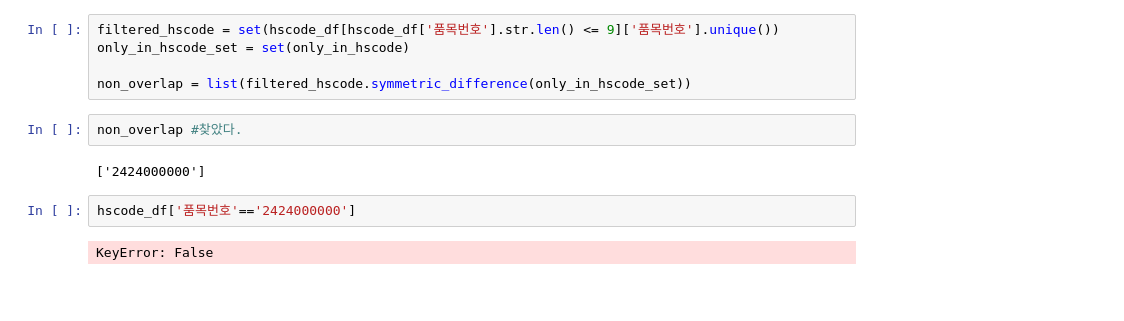
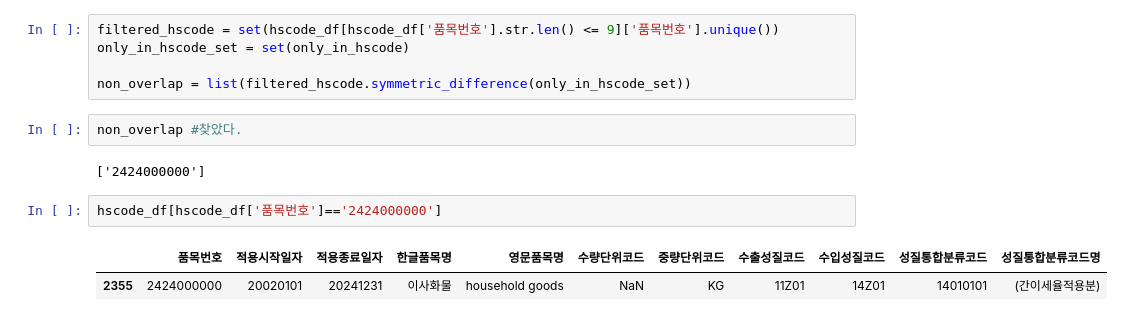
Before and after one commit to aboccado/hscode, a Jupyter notebook: merged.ipynb, the cells around one changed output. Saved outputs shown, nothing was run; the diff lists cells and outputs as text; blank space fills up the shorter version.

```diff
--- a/merged.ipynb
+++ b/merged.ipynb
@@ -275,7 +287,8 @@ non_overlap #찾았다.
 # %% [output]
 ['2424000000']
 # %%
-hscode_df['품목번호'=='2424000000']
+hscode_df[hscode_df['품목번호']=='2424000000']
 # %% [output]
-KeyError: False
+|  | 품목번호 | 적용시작일자 | 적용종료일자 | 한글품목명 | 영문품목명 | 수량단위코드 | 중량단위코드 | 수출성질코드 | 수입성질코드 | 성질통합분류코드 | 성질통합분류코드명 |
+| 2355 | 2424000000 | 20020101 | 20241231 | 이사화물 | household goods | NaN | KG | 11Z01 | 14Z01 | 14010101 | (간이세율적용분) |
 # %%
```
Also changed, not shown: parts of 49 cells of this notebook, 3 other files.
